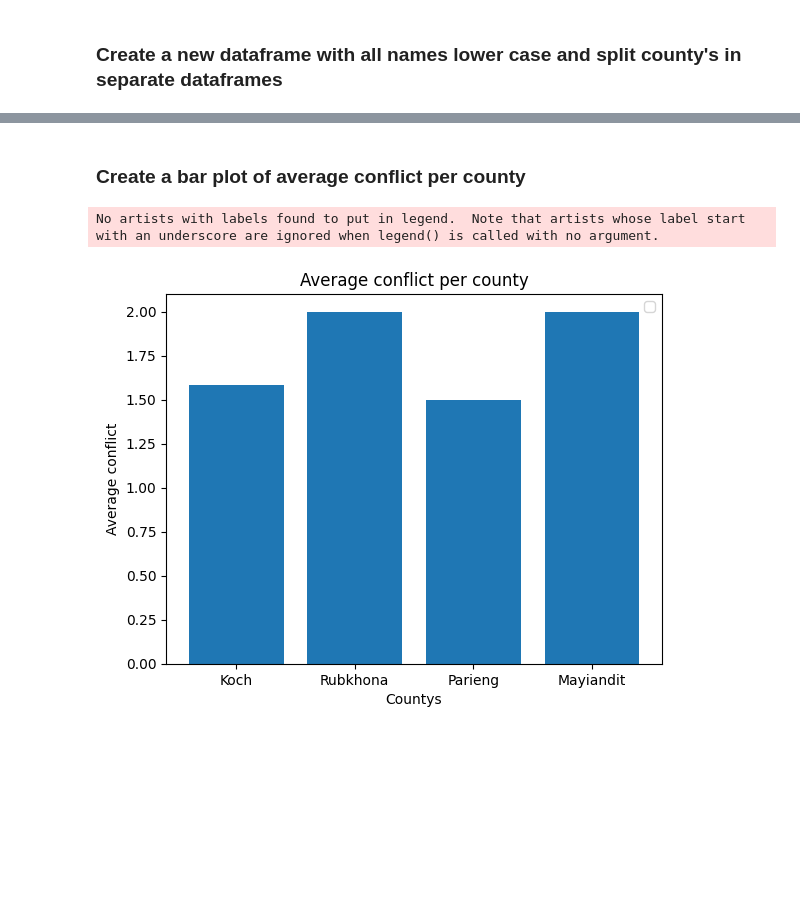
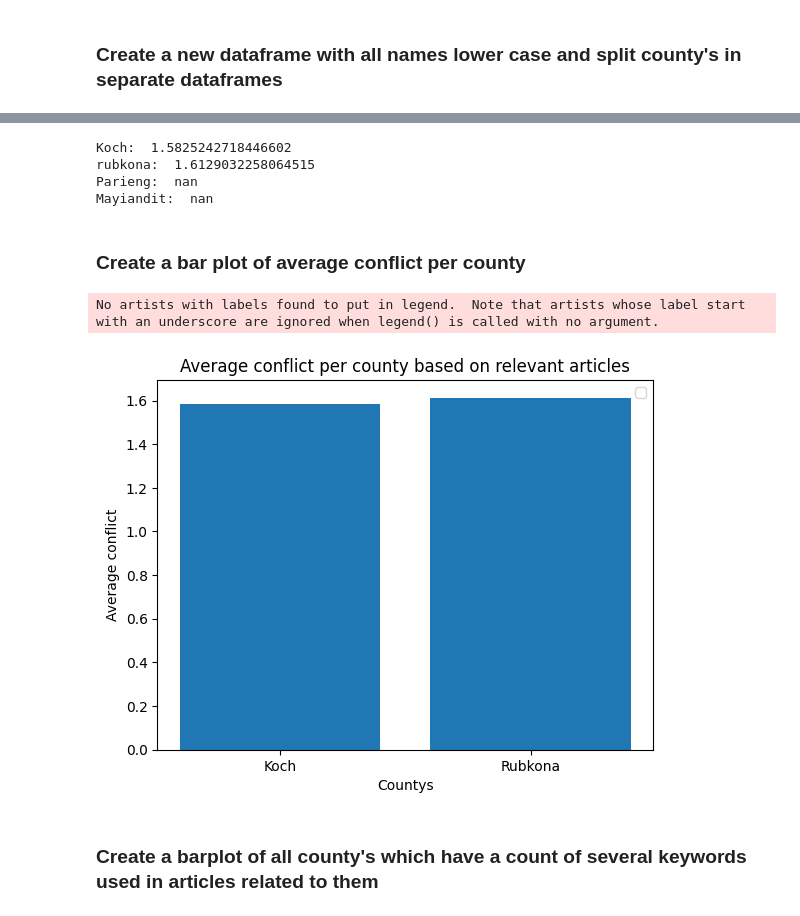
Before and after one commit to Joeryy/JBG060-DC3-23-24-group-2, a Jupyter notebook: article_data_exploration.ipynb, the cells around one changed output, grey strips where cells are left out. Saved outputs shown, nothing was run; the diff lists cells and outputs as text; code cells hidden in the pictures; blank space fills up the shorter version.

```diff
--- a/article_data_exploration.ipynb
+++ b/article_data_exploration.ipynb
@@ -70,21 +96,21 @@ df_lowercase = df.applymap(lambda x: x.lower() if isinstance(x, str) else x)
 substring_to_find = 'koch'
 
 # Create a boolean mask to filter rows containing the substring
-mask = df_lowercase.apply(lambda row: any(substring_to_find in str(cell) for cell in row), axis=1)
+mask_koch = df_lowercase['cd_district_name'].str.contains(substring_to_find)
 
 # Use the boolean mask to extract rows containing the substring
-df_koch = df[mask]
+df_koch = df[mask_koch]
 koch_mean_conflict = df_koch["Conflict"].mean()
 # %%
-# Create dataframe with only Rubkhona
-substring_to_find = 'rubkhona'
+# Create dataframe with only Rubkona
+substring_to_find = "rubkona"
 
 # Create a boolean mask to filter rows containing the substring
-mask = df_lowercase.apply(lambda row: any(substring_to_find in str(cell) for cell in row), axis=1)
+mask_rubkona = df_lowercase['cd_district_name'].str.contains(substring_to_find)
 
 # Use the boolean mask to extract rows containing the substring
-df_rubkhona = df[mask]
-rubkhona_mean_conflict = df_rubkhona["Conflict"].mean()
+df_rubkona = df[mask_rubkona]
+rubkona_mean_conflict = df_rubkona["Conflict"].mean()
 # %%
 # Create dataframe with only Parieng
 substring_to_find = 'parieng'
@@ -107,27 +133,37 @@ df_mayiandit = df[mask]
 mayiandit_mean_conflict = df_mayiandit["Conflict"].mean()
 # %%
-# print("Koch: ", koch_mean_conflict)
-# print("Rubkhona: ", rubkhona_mean_conflict)
-# print("Parieng: ", parieng_mean_conflict)
-# print("Mayiandit: ", mayiandit_mean_conflict)
+print("Koch: ", koch_mean_conflict)
+print("rubkona: ", rubkona_mean_conflict)
+print("Parieng: ", parieng_mean_conflict)
+print("Mayiandit: ", mayiandit_mean_conflict)
+# %% [output]
+Koch:  1.5825242718446602
+rubkona:  1.6129032258064515
+Parieng:  nan
+Mayiandit:  nan
 # %% [markdown]
 ### Create a bar plot of average conflict per county
 # %%
 # Initialize a dataframe
 df_barplot = pd.DataFrame()
 
-df_barplot["County"] = ["Koch", "Rubkhona", "Parieng", "Mayiandit"]
-df_barplot["Average conflict"] = [koch_mean_conflict, rubkhona_mean_conflict, parieng_mean_conflict, mayiandit_mean_conflict]
+# df_barplot["County"] = ["Koch", "Rubkona", "Parieng", "Mayiandit"]
+# df_barplot["Average conflict"] = [koch_mean_conflict, rubkona_mean_conflict, parieng_mean_conflict, mayiandit_mean_conflict]
+
+df_barplot["County"] = ["Koch", "Rubkona"]
+df_barplot["Average conflict"] = [koch_mean_conflict, rubkona_mean_conflict]
 
 # Create a barplot
 plt.bar(df_barplot["County"], df_barplot["Average conflict"])
 
 plt.xlabel('Countys')
 plt.ylabel('Average conflict')
-plt.title('Average conflict per county')
+plt.title('Average conflict per county based on relevant articles')
 plt.legend()
 
 plt.show()
 # %% [output]
 No artists with labels found to put in legend.  Note that artists whose label start with an underscore are ignored when legend() is called with no argument.
-[figure, old version]
+[figure, new version]
+# %% [markdown]
+### Create a barplot of all county's which have a count of several keywords used in articles related to them
```
Also changed, not shown: parts of 7 cells of this notebook.
